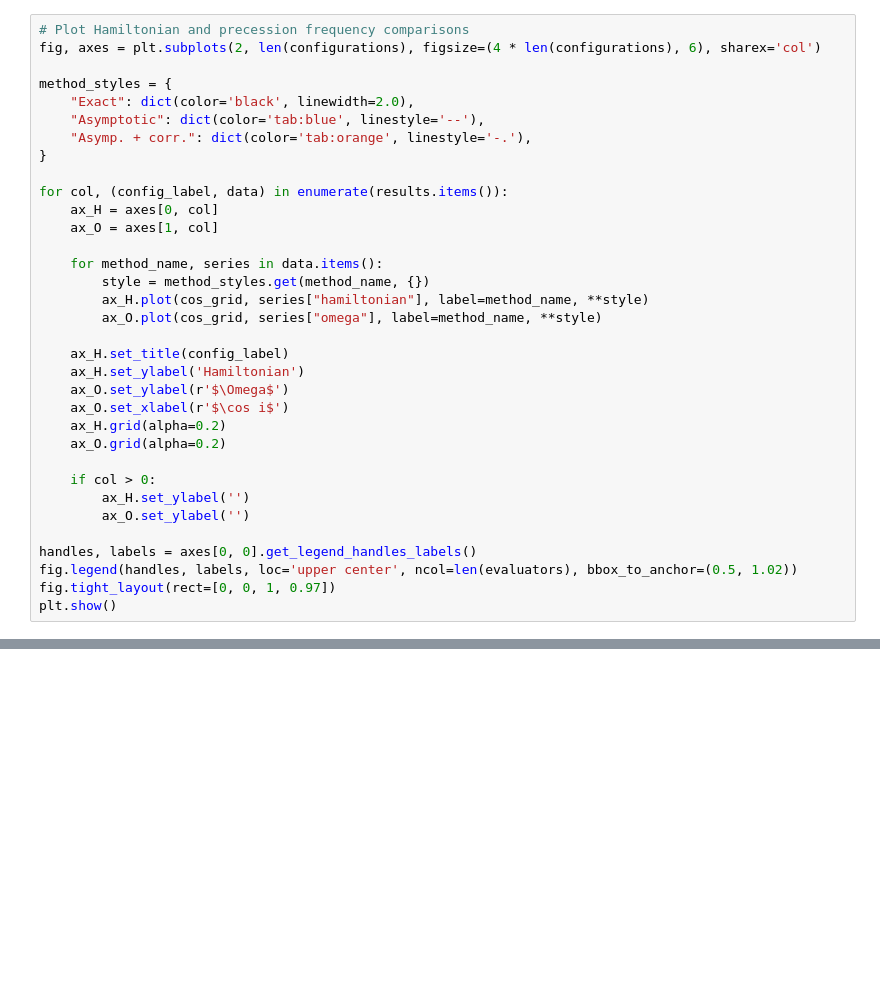
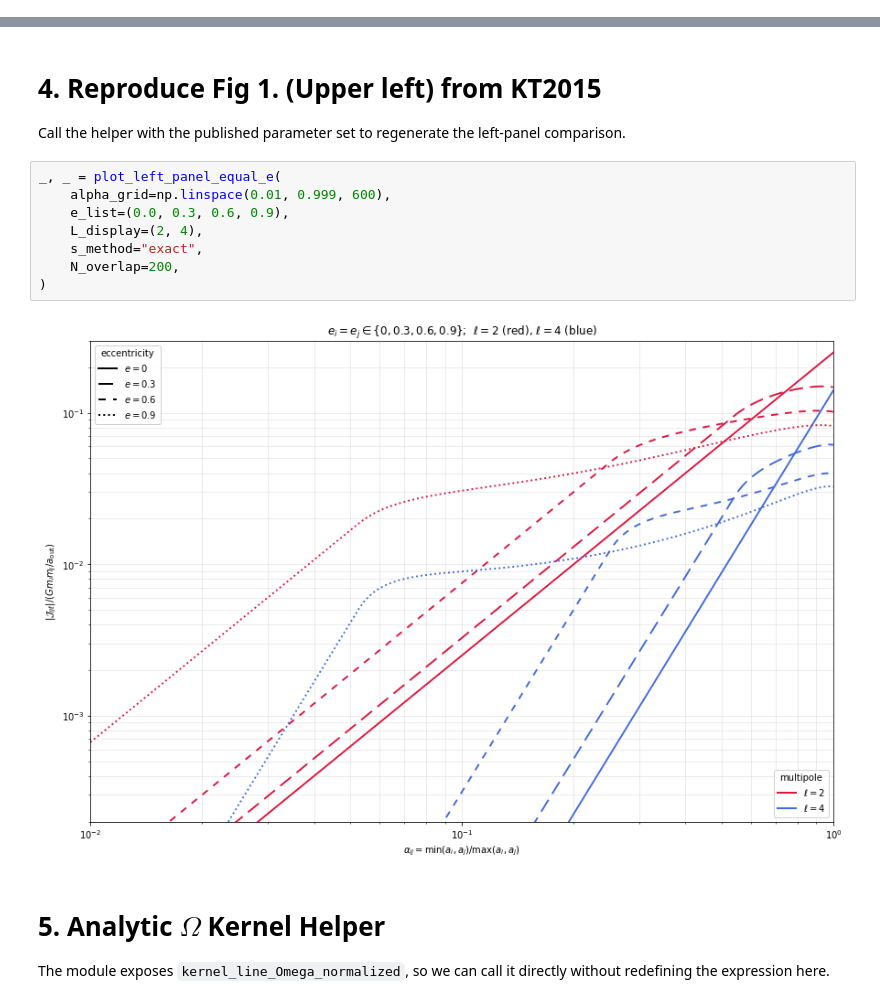
Before and after one commit to panamarevt/vrr, a Jupyter notebook: notebooks/orbital_interaction_comparison.ipynb, the cells around one changed output, grey strips where cells are left out. Saved outputs shown, nothing was run; the diff lists cells and outputs as text; blank space fills up the shorter version.

Commit message:
Refine VRR geometry helpers and kernel utilities

```diff
--- a/notebooks/orbital_interaction_comparison.ipynb
+++ b/notebooks/orbital_interaction_comparison.ipynb
@@ -84,34 +0,0 @@ for label, cfg in configurations.items():
-# %%
-# Plot Hamiltonian and precession frequency comparisons
-fig, axes = plt.subplots(2, len(configurations), figsize=(4 * len(configurations), 6), sharex='col')
-
-method_styles = {
-    "Exact": dict(color='black', linewidth=2.0),
-    "Asymptotic": dict(color='tab:blue', linestyle='--'),
-    "Asymp. + corr.": dict(color='tab:orange', linestyle='-.'),
-}
-
-for col, (config_label, data) in enumerate(results.items()):
-    ax_H = axes[0, col]
-    ax_O = axes[1, col]
-
-    for method_name, series in data.items():
-        style = method_styles.get(method_name, {})
-        ax_H.plot(cos_grid, series["hamiltonian"], label=method_name, **style)
-        ax_O.plot(cos_grid, series["omega"], label=method_name, **style)
-
-    ax_H.set_title(config_label)
-    ax_H.set_ylabel('Hamiltonian')
-    ax_O.set_ylabel(r'$\Omega$')
-    ax_O.set_xlabel(r'$\cos i$')
-    ax_H.grid(alpha=0.2)
-    ax_O.grid(alpha=0.2)
-
-    if col > 0:
-        ax_H.set_ylabel('')
-        ax_O.set_ylabel('')
-
-handles, labels = axes[0, 0].get_legend_handles_labels()
-fig.legend(handles, labels, loc='upper center', ncol=len(evaluators), bbox_to_anchor=(0.5, 1.02))
-fig.tight_layout(rect=[0, 0, 1, 0.97])
-plt.show()
@@ -117,0 +139,18 @@ plt.show()
+# %% [markdown]
+# 4. Reproduce Fig 1. (Upper left) from KT2015
+
+Call the helper with the published parameter set to regenerate the left-panel comparison.
+# %%
+_, _ = plot_left_panel_equal_e(
+    alpha_grid=np.linspace(0.01, 0.999, 600),
+    e_list=(0.0, 0.3, 0.6, 0.9),
+    L_display=(2, 4),
+    s_method="exact",
+    N_overlap=200,
+)
+# %% [output]
+[figure, added]
+# %% [markdown]
+# 5. Analytic $\Omega$ Kernel Helper
+
+The module exposes `kernel_line_Omega_normalized`, so we can call it directly without redefining the expression here.
```
Also changed, not shown: parts of 11 cells of this notebook, 1 other file.
